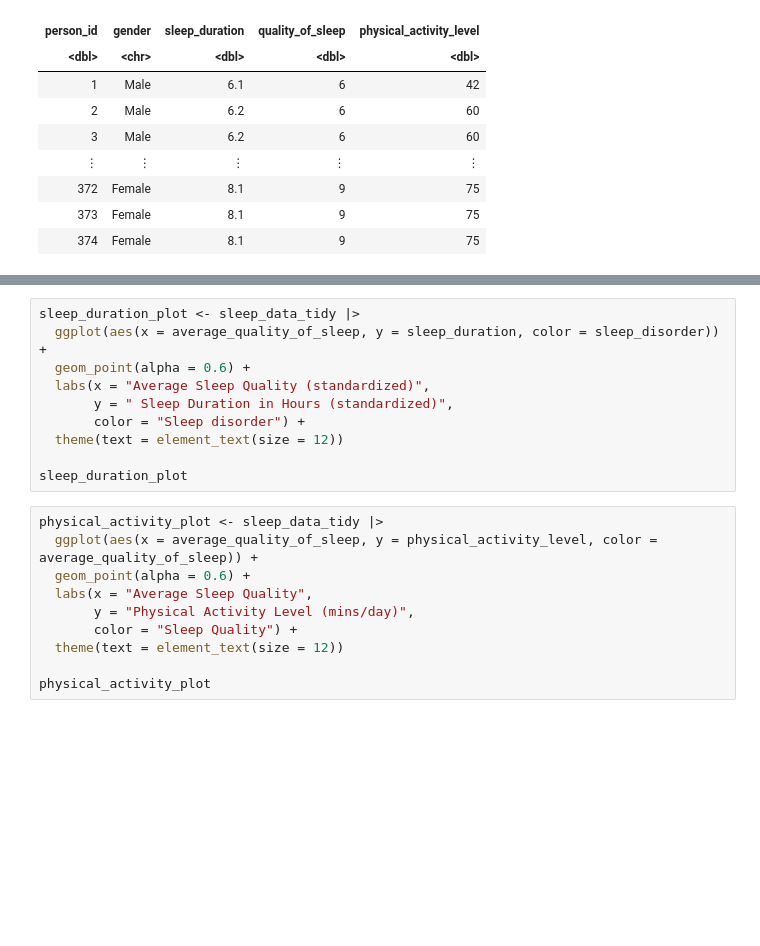
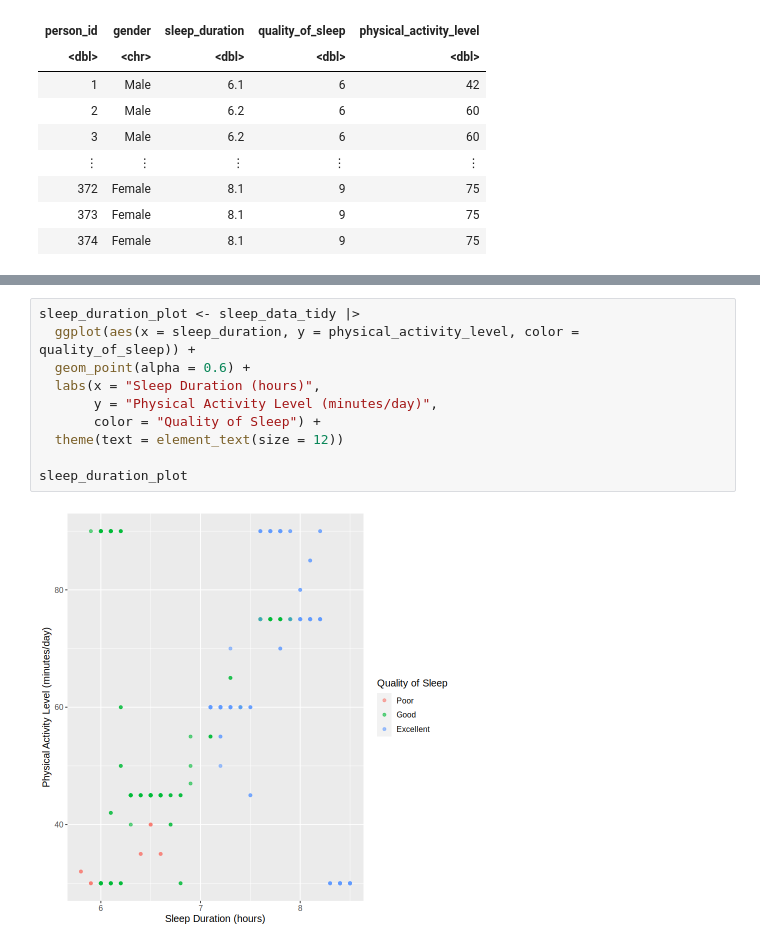
Before and after one commit to ptank1/dsci-100-2023w1-group-30, a Jupyter notebook: sleep_data_analysis.ipynb, the cells around one changed output, grey strips where cells are left out. Saved outputs shown, nothing was run; the diff lists cells and outputs as text; blank space fills up the shorter version.

Commit message:
Fixed Visualizations

```diff
--- a/sleep_data_analysis.ipynb
+++ b/sleep_data_analysis.ipynb
@@ -171,23 +180,15 @@ A tibble: 3 × 3
 [1] 374
 # %%
 sleep_duration_plot <- sleep_data_tidy |>
-  ggplot(aes(x = average_quality_of_sleep, y = sleep_duration, color = sleep_disorder)) +
+  ggplot(aes(x = sleep_duration, y = physical_activity_level, color = quality_of_sleep)) +
   geom_point(alpha = 0.6) +
-  labs(x = "Average Sleep Quality (standardized)",
-       y = " Sleep Duration in Hours (standardized)",
-       color = "Sleep disorder") +
+  labs(x = "Sleep Duration (hours)",
+       y = "Physical Activity Level (minutes/day)",
+       color = "Quality of Sleep") +
   theme(text = element_text(size = 12))
 
 sleep_duration_plot
+# %% [output]
+[figure, added]
-# %%
-physical_activity_plot <- sleep_data_tidy |>
-  ggplot(aes(x = average_quality_of_sleep, y = physical_activity_level, color = average_quality_of_sleep)) +
-  geom_point(alpha = 0.6) +
-  labs(x = "Average Sleep Quality",
-       y = "Physical Activity Level (mins/day)",
-       color = "Sleep Quality") +
-  theme(text = element_text(size = 12))
-
-physical_activity_plot
 # %%
 gender_plot <- sleep_data_tidy |>
```
Also changed, not shown: parts of 8 cells of this notebook.
